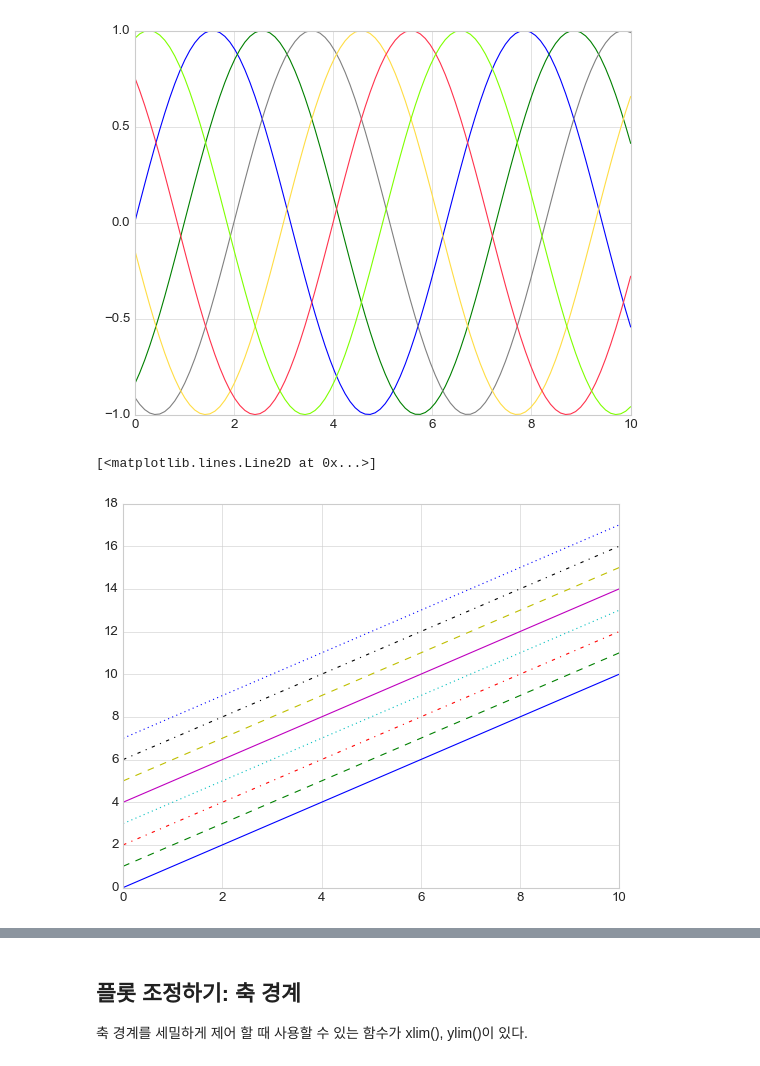
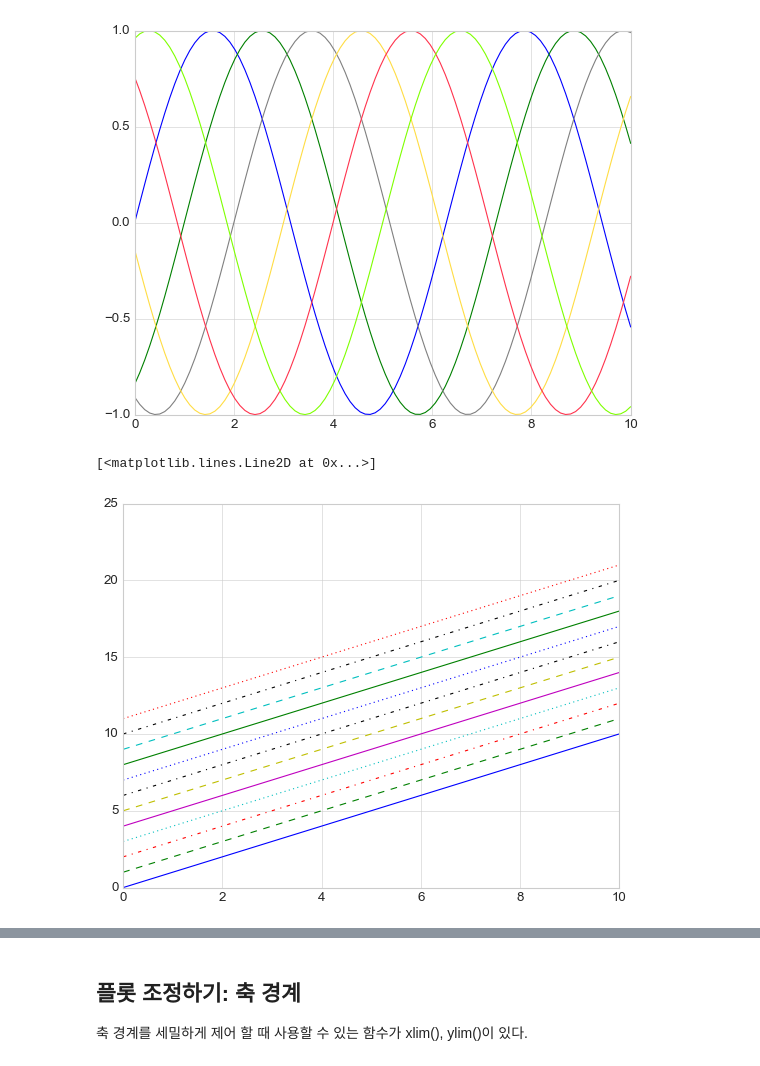
Before and after one commit to Be-beee/daegu-ai-school, a Jupyter notebook: 03_Libraries/Matplotlib.ipynb, the cells around one changed output, grey strips where cells are left out. Saved outputs shown, nothing was run; the diff lists cells and outputs as text; code cells hidden in the pictures.

```diff
--- a/03_Libraries/Matplotlib.ipynb
+++ b/03_Libraries/Matplotlib.ipynb
@@ -134,13 +112,18 @@ plt.plot(x, np.sin(x-5), color='chartreuse') # html에서 정해진 색상 이
 # %%
 plt.plot(x, x+0, linestyle='solid')
 plt.plot(x, x+1, linestyle='dashed')
 plt.plot(x, x+2, linestyle='dashdot')
 plt.plot(x, x+3, linestyle='dotted')
 
 plt.plot(x, x+4, linestyle='-')
 plt.plot(x, x+5, linestyle='--')
 plt.plot(x, x+6, linestyle='-.')
 plt.plot(x, x+7, linestyle=':')
+
+plt.plot(x, x+8, '-g')
+plt.plot(x, x+9, '--c') # cyan
+plt.plot(x, x+10, '-.k')
+plt.plot(x, x+11, ':r')
 # %% [output]
 [<matplotlib.lines.Line2D at 0x...>]
-[figure, old version]
+[figure, new version]
```
Also changed, not shown: parts of 15 cells of this notebook.
